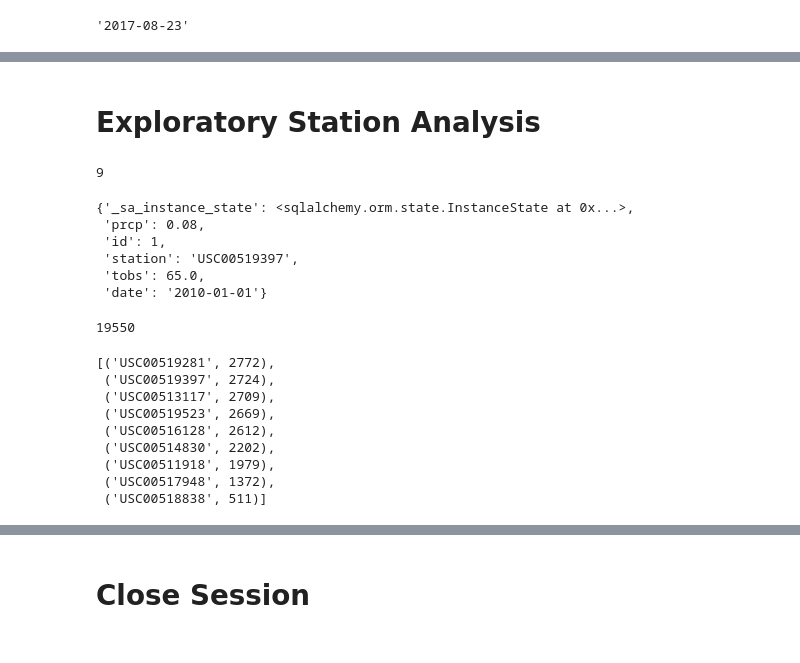
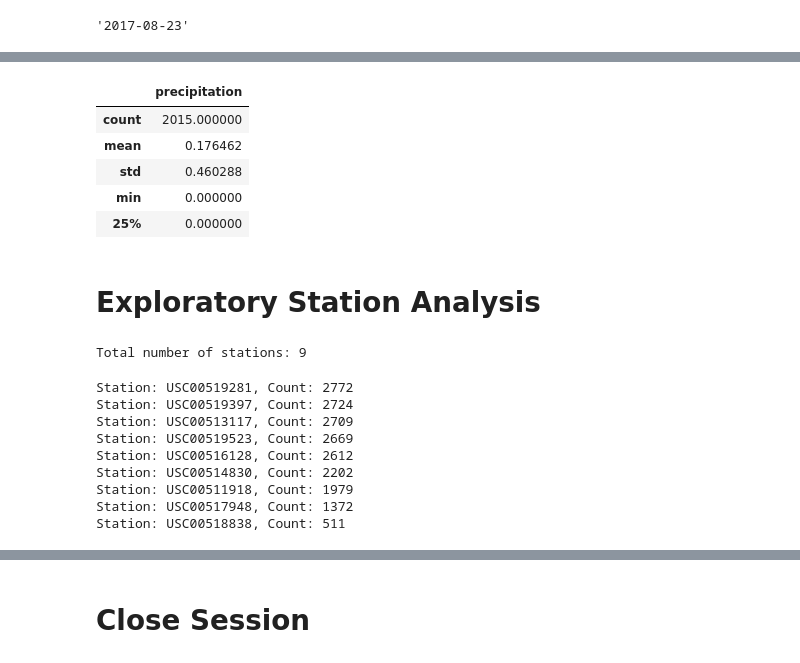
Before and after one commit to PerryMark773/sqlalchemy-challenge, a Jupyter notebook: SurfsUp/climate_starter.ipynb, the cells around one changed output, grey strips where cells are left out. Drawn from its saved outputs; the diff is of its cells as text; code cells hidden in the pictures.

```diff
--- a/SurfsUp/climate_starter.ipynb
+++ b/SurfsUp/climate_starter.ipynb
@@ -65,39 +118,41 @@ recentDate.date
 # %%
 # Use Pandas to calculate the summary statistics for the precipitation data
+precipitation_stats =  pd.DataFrame(df['precipitation'].describe())
+precipitation_stats.head()
+# %% [output]
+|  | precipitation |
+| count | 2015.000000 |
+| mean | 0.176462 |
+| std | 0.460288 |
+| min | 0.000000 |
+| 25% | 0.000000 |
 # %% [markdown]
 # Exploratory Station Analysis
 # %%
 # Design a query to calculate the total number of stations in the dataset
-totalStation = session.query(station).count()
-totalStation
+station_count = session.query(func.count(station.station)).scalar()
+print("Total number of stations:", station_count)
 # %% [output]
-9
+Total number of stations: 9
-# %%
-stationDict = session.query(measurement).first()
-stationDict.__dict__
-# %% [output]
-{'_sa_instance_state': <sqlalchemy.orm.state.InstanceState at 0x...>,
- 'prcp': 0.08,
- 'id': 1,
- 'station': 'USC00519397',
- 'tobs': 65.0,
- 'date': '2010-01-01'}
-# %%
-activeStation = session.query(measurement).order_by(measurement.station.desc()).count()
-activeStation
-# %% [output]
-19550
 # %%
 # Design a query to find the most active stations (i.e. which stations have the most rows?)
 # List the stations and their counts in descending order.
-for stations in station:
+
+# Query to find the most active stations
+active_stations = session.query(measurement.station, func.count(measurement.station)).\
+                  group_by(measurement.station).\
+                  order_by(func.count(measurement.station).desc()).all()
+
+# Print the stations and their counts in descending order
+for station, count in active_stations:
+    print(f"Station: {station}, Count: {count}")
 # %% [output]
-[('USC00519281', 2772),
- ('USC00519397', 2724),
- ('USC00513117', 2709),
- ('USC00519523', 2669),
- ('USC00516128', 2612),
- ('USC00514830', 2202),
- ('USC00511918', 1979),
- ('USC00517948', 1372),
- ('USC00518838', 511)]
+Station: USC00519281, Count: 2772
+Station: USC00519397, Count: 2724
+Station: USC00513117, Count: 2709
+Station: USC00519523, Count: 2669
+Station: USC00516128, Count: 2612
+Station: USC00514830, Count: 2202
+Station: USC00511918, Count: 1979
+Station: USC00517948, Count: 1372
+Station: USC00518838, Count: 511
```
Also changed, not shown: parts of 10 cells of this notebook, 1 other file.
